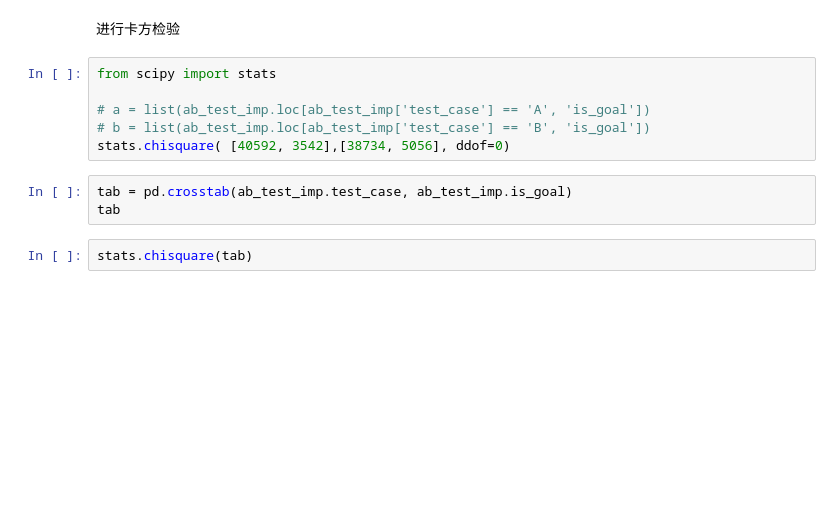
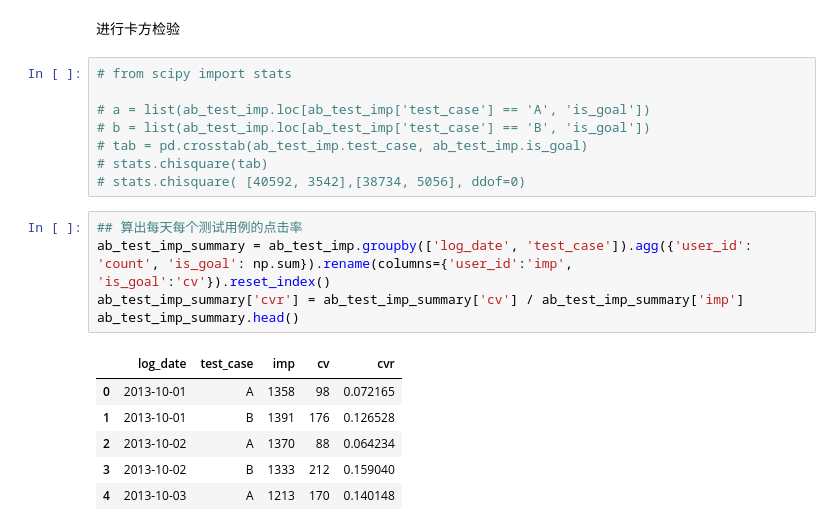
Before and after one commit to Modo0202/DataAnalysisPractice, a Jupyter notebook: ch05.ipynb, the cells around one changed output. Cells and saved outputs as stored; diff of their text form; blank space fills up the shorter version.

```diff
--- a/ch05.ipynb
+++ b/ch05.ipynb
@@ -26,13 +44,22 @@ ab_test_imp.groupby(by=['test_case']).apply(lambda grp: sum(grp.is_goal)/len(grp
 # %% [markdown]
 进行卡方检验
 # %%
-from scipy import stats
+# from scipy import stats
 
 # a = list(ab_test_imp.loc[ab_test_imp['test_case'] == 'A', 'is_goal'])
 # b = list(ab_test_imp.loc[ab_test_imp['test_case'] == 'B', 'is_goal'])
-stats.chisquare( [40592, 3542],[38734, 5056], ddof=0)
+# tab = pd.crosstab(ab_test_imp.test_case, ab_test_imp.is_goal)
+# stats.chisquare(tab)
+# stats.chisquare( [40592, 3542],[38734, 5056], ddof=0)
-# %%
-tab = pd.crosstab(ab_test_imp.test_case, ab_test_imp.is_goal)
-tab
-# %%
-stats.chisquare(tab)
+# %%
+## 算出每天每个测试用例的点击率
+ab_test_imp_summary = ab_test_imp.groupby(['log_date', 'test_case']).agg({'user_id': 'count', 'is_goal': np.sum}).rename(columns={'user_id':'imp', 'is_goal':'cv'}).reset_index()
+ab_test_imp_summary['cvr'] = ab_test_imp_summary['cv'] / ab_test_imp_summary['imp']
+ab_test_imp_summary.head()
+# %% [output]
+|  | log_date | test_case | imp | cv | cvr |
+| 0 | 2013-10-01 | A | 1358 | 98 | 0.072165 |
+| 1 | 2013-10-01 | B | 1391 | 176 | 0.126528 |
+| 2 | 2013-10-02 | A | 1370 | 88 | 0.064234 |
+| 3 | 2013-10-02 | B | 1333 | 212 | 0.159040 |
+| 4 | 2013-10-03 | A | 1213 | 170 | 0.140148 |
```
Also changed, not shown: parts of 8 cells of this notebook, 3 other files.
